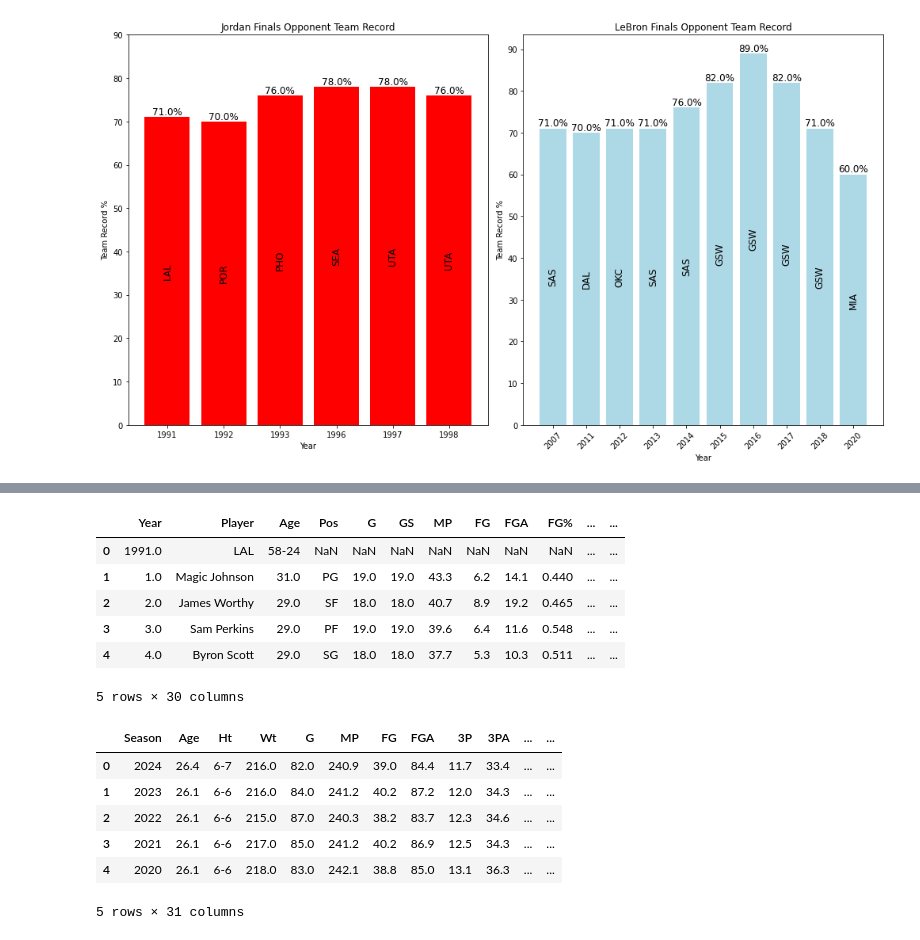
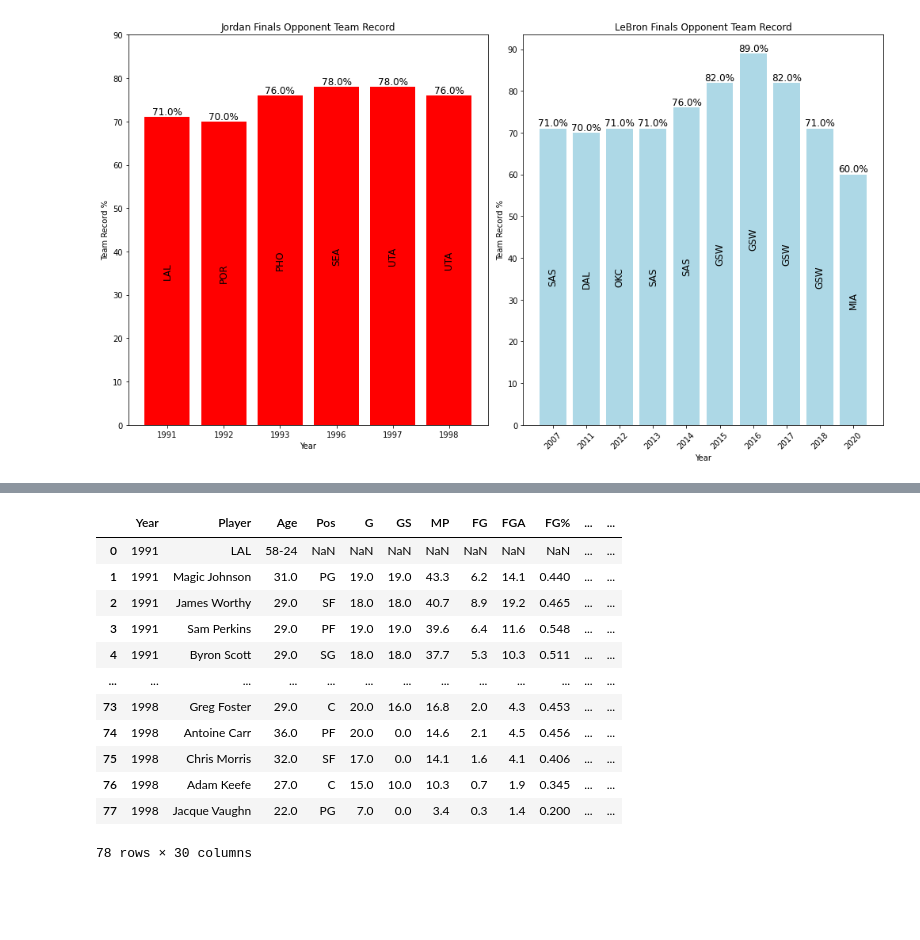
Before and after one commit to gohsoonhao/therealGOAT, a Jupyter notebook: 3b_playoff_team_success.ipynb, the cells around one changed output, grey strips where cells are left out. Cells and saved outputs as stored; diff of their text form; code cells hidden in the pictures; blank space fills up the shorter version.

```diff
--- a/3b_playoff_team_success.ipynb
+++ b/3b_playoff_team_success.ipynb
@@ -199,3 +199,10 @@ plt.tight_layout()
 plt.show()
 # %% [output]
 [figure]
+# %%
+# Convert player index based on the year they are playing
+finals_opp_playoff_stats['Year'] = finals_opp_playoff_stats['Year'].where(finals_opp_playoff_stats['Year'] >= 1900)
+finals_opp_playoff_stats['Year'].fillna(method='ffill', inplace=True)
+# %%
+# convert year to str (remove decimals)
+finals_opp_playoff_stats['Year'] = finals_opp_playoff_stats['Year'].astype(int).astype(str)
@@ -202,27 +275,21 @@ plt.show()
 # %%
 # split into df for each player
-index1 = finals_opp_playoff_stats.index[finals_opp_playoff_stats['Year'] == 2007].tolist()
+index1 = finals_opp_playoff_stats.index[finals_opp_playoff_stats['Year'] == "2007"].tolist()
 finals_jordan_opp = finals_opp_playoff_stats[0:index1[0]]
 finals_lebron_opp = finals_opp_playoff_stats[index1[0]:]
 # %%
-finals_jordan_opp.head()
+finals_jordan_opp
 # %% [output]
 |  | Year | Player | Age | Pos | G | GS | MP | FG | FGA | FG% | ... | ... |
-| 0 | 1991.0 | LAL | 58-24 | NaN | NaN | NaN | NaN | NaN | NaN | NaN | ... | ... |
-| 1 | 1.0 | Magic Johnson | 31.0 | PG | 19.0 | 19.0 | 43.3 | 6.2 | 14.1 | 0.440 | ... | ... |
-| 2 | 2.0 | James Worthy | 29.0 | SF | 18.0 | 18.0 | 40.7 | 8.9 | 19.2 | 0.465 | ... | ... |
-| 3 | 3.0 | Sam Perkins | 29.0 | PF | 19.0 | 19.0 | 39.6 | 6.4 | 11.6 | 0.548 | ... | ... |
-| 4 | 4.0 | Byron Scott | 29.0 | SG | 18.0 | 18.0 | 37.7 | 5.3 | 10.3 | 0.511 | ... | ... |
+| 0 | 1991 | LAL | 58-24 | NaN | NaN | NaN | NaN | NaN | NaN | NaN | ... | ... |
+| 1 | 1991 | Magic Johnson | 31.0 | PG | 19.0 | 19.0 | 43.3 | 6.2 | 14.1 | 0.440 | ... | ... |
+| 2 | 1991 | James Worthy | 29.0 | SF | 18.0 | 18.0 | 40.7 | 8.9 | 19.2 | 0.465 | ... | ... |
+| 3 | 1991 | Sam Perkins | 29.0 | PF | 19.0 | 19.0 | 39.6 | 6.4 | 11.6 | 0.548 | ... | ... |
+| 4 | 1991 | Byron Scott | 29.0 | SG | 18.0 | 18.0 | 37.7 | 5.3 | 10.3 | 0.511 | ... | ... |
+| ... | ... | ... | ... | ... | ... | ... | ... | ... | ... | ... | ... | ... |
+| 73 | 1998 | Greg Foster | 29.0 | C | 20.0 | 16.0 | 16.8 | 2.0 | 4.3 | 0.453 | ... | ... |
+| 74 | 1998 | Antoine Carr | 36.0 | PF | 20.0 | 0.0 | 14.6 | 2.1 | 4.5 | 0.456 | ... | ... |
+| 75 | 1998 | Chris Morris | 32.0 | SF | 17.0 | 0.0 | 14.1 | 1.6 | 4.1 | 0.406 | ... | ... |
+| 76 | 1998 | Adam Keefe | 27.0 | C | 15.0 | 10.0 | 10.3 | 0.7 | 1.9 | 0.345 | ... | ... |
+| 77 | 1998 | Jacque Vaughn | 22.0 | PG | 7.0 | 0.0 | 3.4 | 0.3 | 1.4 | 0.200 | ... | ... |
-5 rows × 30 columns
+78 rows × 30 columns
-# %%
-# plan to find out each players coeff based on their season, problem is hard to get data, I need to go to nba website average out each season.
-playoff_league_avg = pd.read_excel("data_files/Playoff league average.xlsx")
-playoff_league_avg.head()
-# %% [output]
-|  | Season | Age | Ht | Wt | G | MP | FG | FGA | 3P | 3PA | ... | ... |
-| 0 | 2024 | 26.4 | 6-7 | 216.0 | 82.0 | 240.9 | 39.0 | 84.4 | 11.7 | 33.4 | ... | ... |
-| 1 | 2023 | 26.1 | 6-6 | 216.0 | 84.0 | 241.2 | 40.2 | 87.2 | 12.0 | 34.3 | ... | ... |
-| 2 | 2022 | 26.1 | 6-6 | 215.0 | 87.0 | 240.3 | 38.2 | 83.7 | 12.3 | 34.6 | ... | ... |
-| 3 | 2021 | 26.1 | 6-6 | 217.0 | 85.0 | 241.2 | 40.2 | 86.9 | 12.5 | 34.3 | ... | ... |
-| 4 | 2020 | 26.1 | 6-6 | 218.0 | 83.0 | 242.1 | 38.8 | 85.0 | 13.1 | 36.3 | ... | ... |
-5 rows × 31 columns
```
Also changed, not shown: parts of 6 cells of this notebook.
